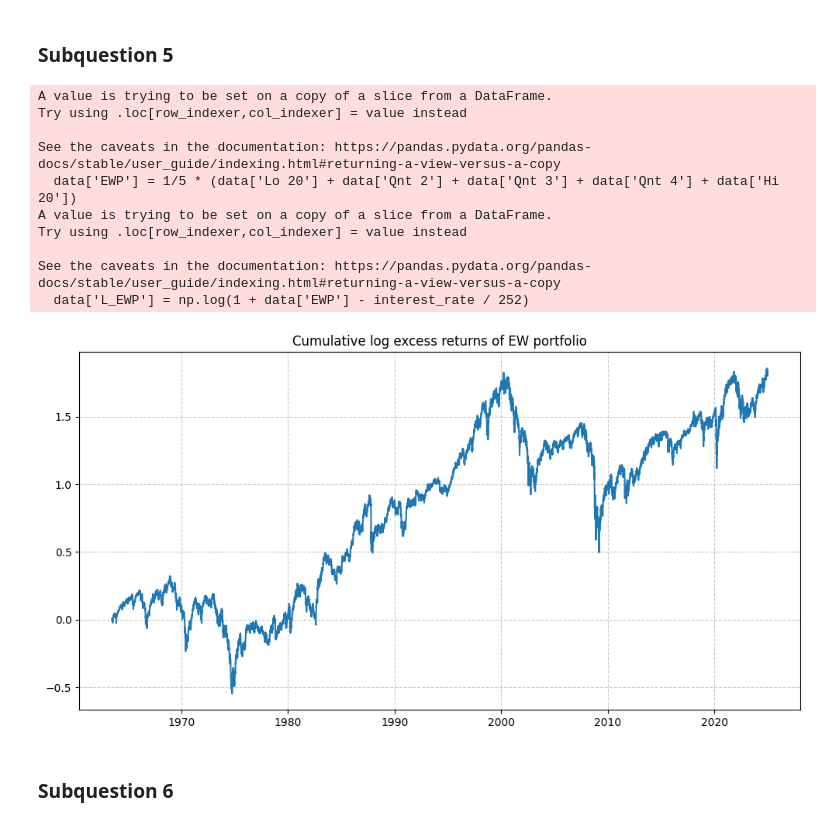
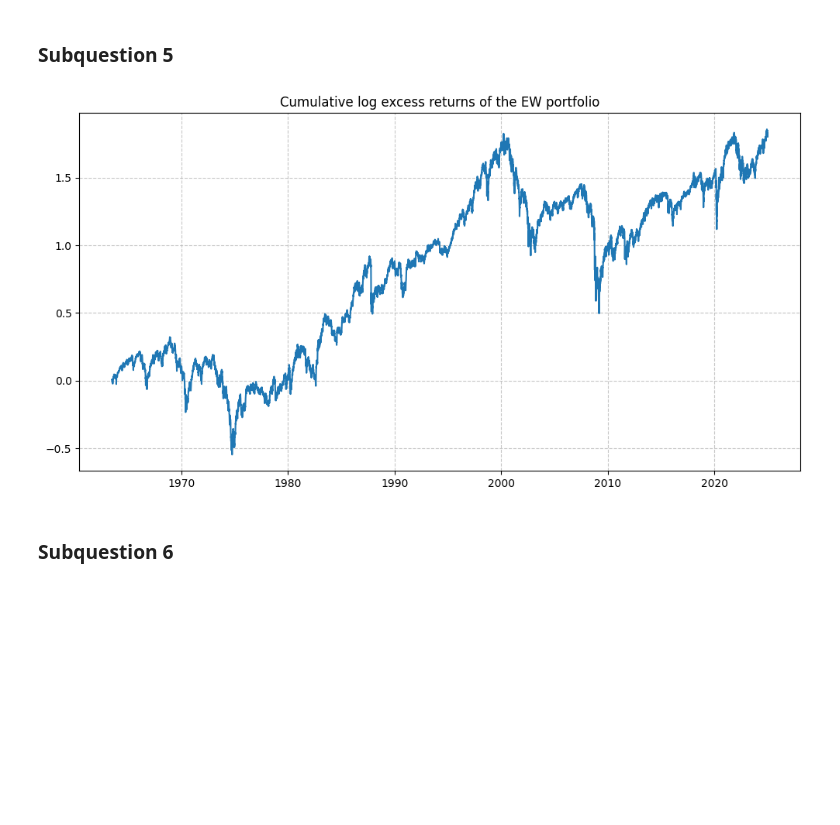
Before and after one commit to S1104225/GRA65515, a Jupyter notebook: Q2.ipynb, the cells around one changed output. Saved outputs shown, nothing was run; the diff lists cells and outputs as text; code cells hidden in the pictures; blank space fills up the shorter version.

```diff
--- a/Q2.ipynb
+++ b/Q2.ipynb
@@ -11,8 +11,8 @@ df = pd.read_csv('file.csv', skiprows=22)
 df.rename(columns={df.columns[0]: 'Date'}, inplace=True)
 df['Date'] = pd.to_datetime(df['Date'], format='%Y%m%d')
 portfolios = [ "Lo 20", "Qnt 2", "Qnt 3", "Qnt 4", "Hi 20" ]
-data = df[ [ 'Date', *portfolios ] ]
-data.iloc[:, 1:] = data.iloc[:, 1:] / 100 # Convert percentages to arithmetic returns
+data = df.loc[:, [ 'Date', *portfolios ] ]
+data.loc[:, portfolios] = data.loc[:, portfolios] / 100 # Convert percentages to arithmetic returns
 data
 # %% [output]
 |  | Date | Lo 20 | Qnt 2 | Qnt 3 | Qnt 4 | Hi 20 |
@@ -76,23 +75,13 @@ Average log returns for Hi 20 are 11.863567 times higher than for Lo 20
 # %%
 data['EWP'] = 1/5 * (data['Lo 20'] + data['Qnt 2'] + data['Qnt 3'] + data['Qnt 4'] + data['Hi 20'])
 data['L_EWP'] = np.log(1 + data['EWP'] - interest_rate / 252)
 plt.figure(figsize=(12, 6))
 plt.plot(data['Date'], data['L_EWP'].cumsum());
 plt.grid(True, linestyle='--', alpha=0.7)
 plt.gca().set_axisbelow(True)
-plt.title('Cumulative log excess returns of EW portfolio');
+plt.title('Cumulative log excess returns of the EW portfolio');
 # %% [output]
-A value is trying to be set on a copy of a slice from a DataFrame.
-Try using .loc[row_indexer,col_indexer] = value instead
-
-See the caveats in the documentation: https://pandas.pydata.org/pandas-docs/stable/user_guide/indexing.html#returning-a-view-versus-a-copy
-  data['EWP'] = 1/5 * (data['Lo 20'] + data['Qnt 2'] + data['Qnt 3'] + data['Qnt 4'] + data['Hi 20'])
-A value is trying to be set on a copy of a slice from a DataFrame.
-Try using .loc[row_indexer,col_indexer] = value instead
-
-See the caveats in the documentation: https://pandas.pydata.org/pandas-docs/stable/user_guide/indexing.html#returning-a-view-versus-a-copy
-  data['L_EWP'] = np.log(1 + data['EWP'] - interest_rate / 252)
-[figure, old version]
+[figure, new version]
 # %% [markdown]
 <h3>Subquestion 6</h3>
 # %%
```
Also changed, not shown: parts of 4 cells of this notebook.
